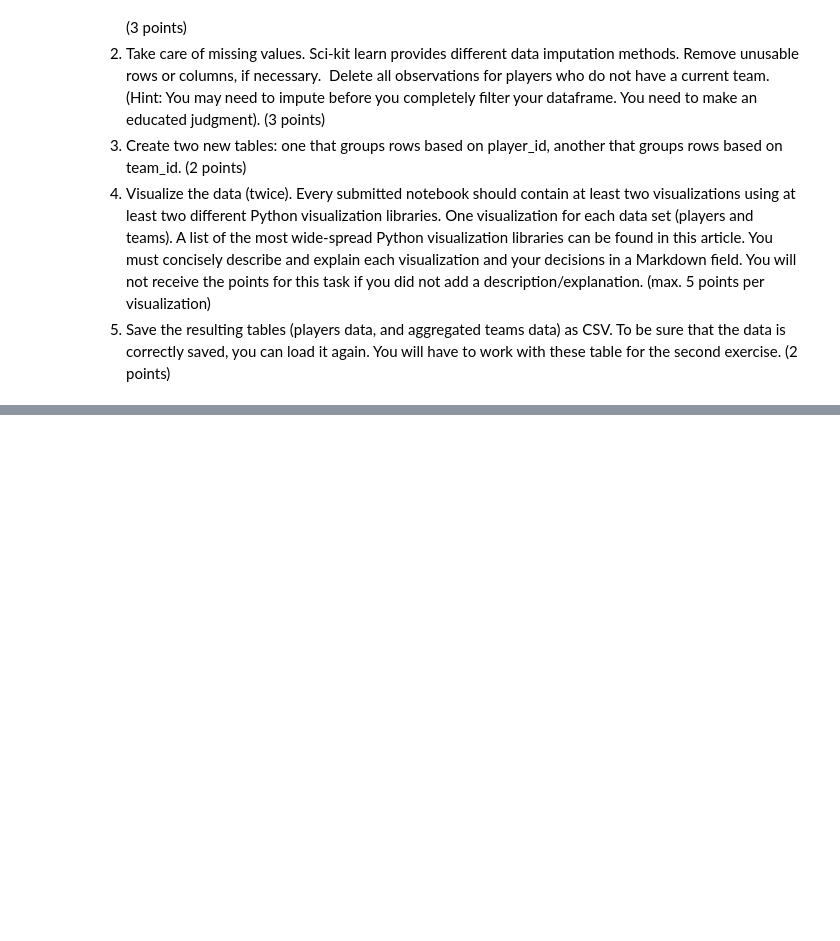
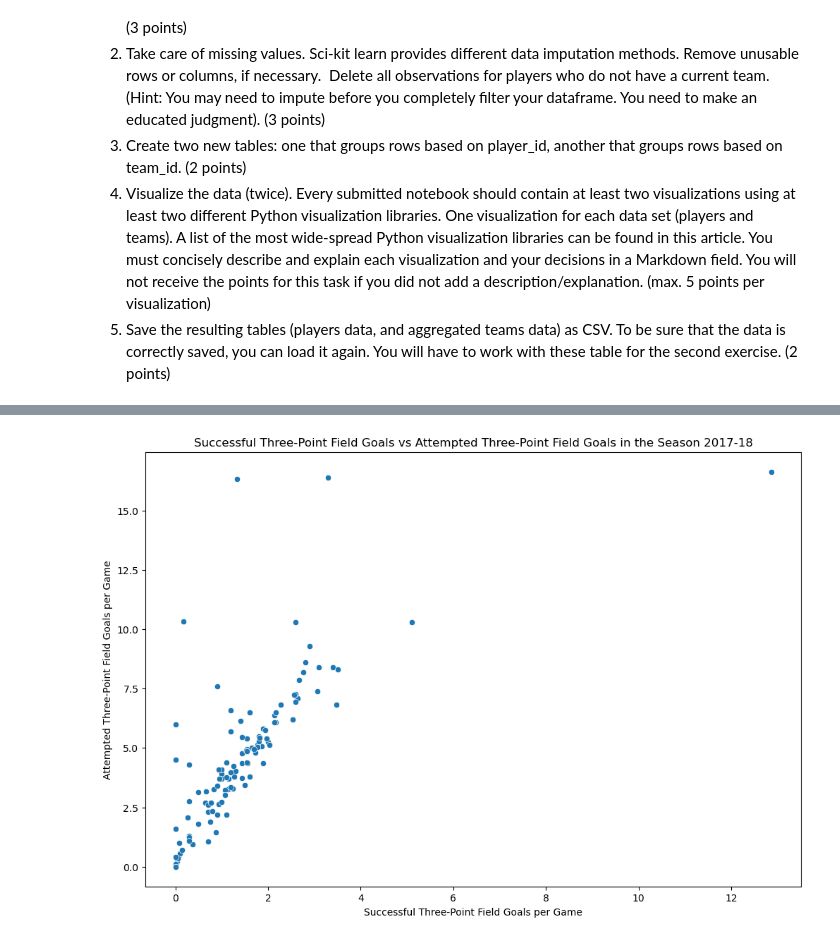
Before and after one commit to KhristinaVasko/Visualization_ex1, a Jupyter notebook: Exercise1.ipynb, the cells around one changed output, grey strips where cells are left out. Cells and saved outputs as stored; diff of their text form; code cells hidden in the pictures; blank space fills up the shorter version.

```diff
--- a/Exercise1.ipynb
+++ b/Exercise1.ipynb
@@ -68,4 +51,12 @@ Task 2
 # %%
 imputer = SimpleImputer(strategy='mean')
 merged_df[['games_started','minutes_played','fg','fga','fg3p','fg3','fg3a','fg2','fg2a', 'fg2p', 'ft','fta','orb', 'drb', 'trb', 'ast', 'stl', 'blk', 'tov', 'pf', 'pts']] = imputer.fit_transform(merged_df[['games_started','minutes_played','fg','fga','fg3p','fg3','fg3a','fg2','fg2a', 'fg2p', 'ft','fta','orb', 'drb', 'trb', 'ast', 'stl', 'blk', 'tov', 'pf', 'pts']])
-merged_df = merged_df.dropna(subset=['current_team_id'])
+merged_df.head()
+desired_column = 'current_team_id'
+
+if merged_df['current_team_id'].isnull().any():
+    merged_df.loc[merged_df[desired_column].isnull(), desired_column] = 'Retired'
+else:
+   pass
+
+print(merged_df['current_team_id'])
@@ -91,0 +80,9 @@ print(merged_df)
+# %%
+player_df = merged_df.groupby(['player_id', 'name']).agg(lambda x: x.mean() if x.dtype=='float64' else x.iloc[0])
+
+selected_col = merged_df.columns[merged_df.columns.get_loc('total_games_x'):merged_df.columns.get_loc('pts')+1] \
+                .append(merged_df.columns[merged_df.columns.get_loc('total_games_y'):merged_df.columns.get_loc('win_loss_percentage')+1])
+
+team_df = merged_df.groupby(['team_id', 'team_name'])[selected_col].agg(lambda x: x.mean() if x.dtype=='float64' else x.iloc[0])
+print(team_df)
+print(team_df.columns)
@@ -91,0 +111,10 @@ print(merged_df)
+# %%
+player_df.reset_index(inplace=True)
+plt.figure(figsize=(12, 8))
+sns.scatterplot(x='fg3', y='fg3a', data=player_df[player_df['season'] == '2017-18'])
+plt.title('Successful Three-Point Field Goals vs Attempted Three-Point Field Goals in the Season 2017-18')
+plt.xlabel('Successful Three-Point Field Goals per Game')
+plt.ylabel('Attempted Three-Point Field Goals per Game')
+plt.show()
+# %% [output]
+[figure, added]
```
Also changed, not shown: parts of 27 cells of this notebook.
